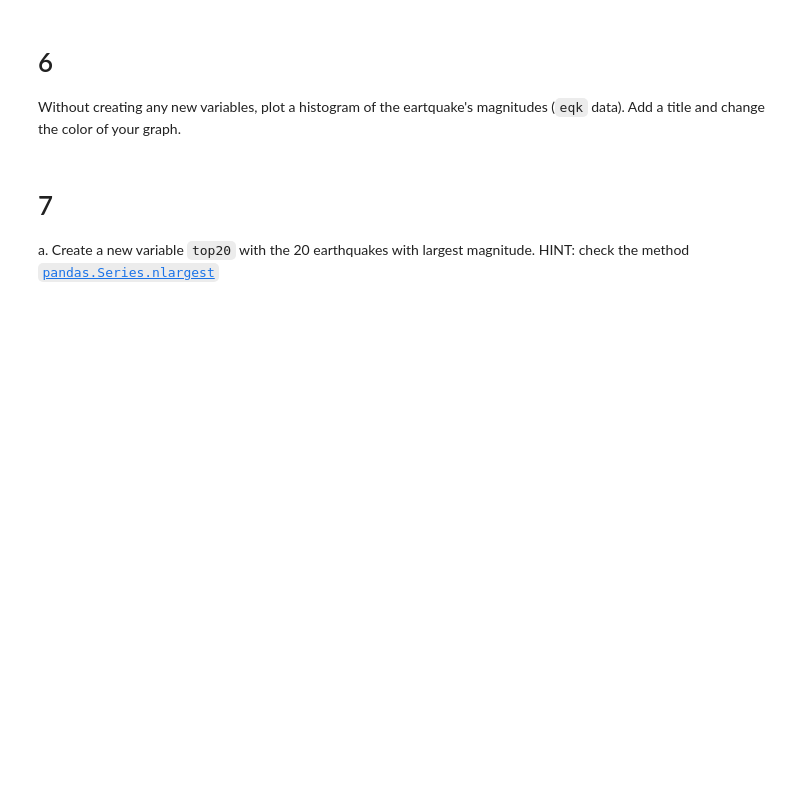
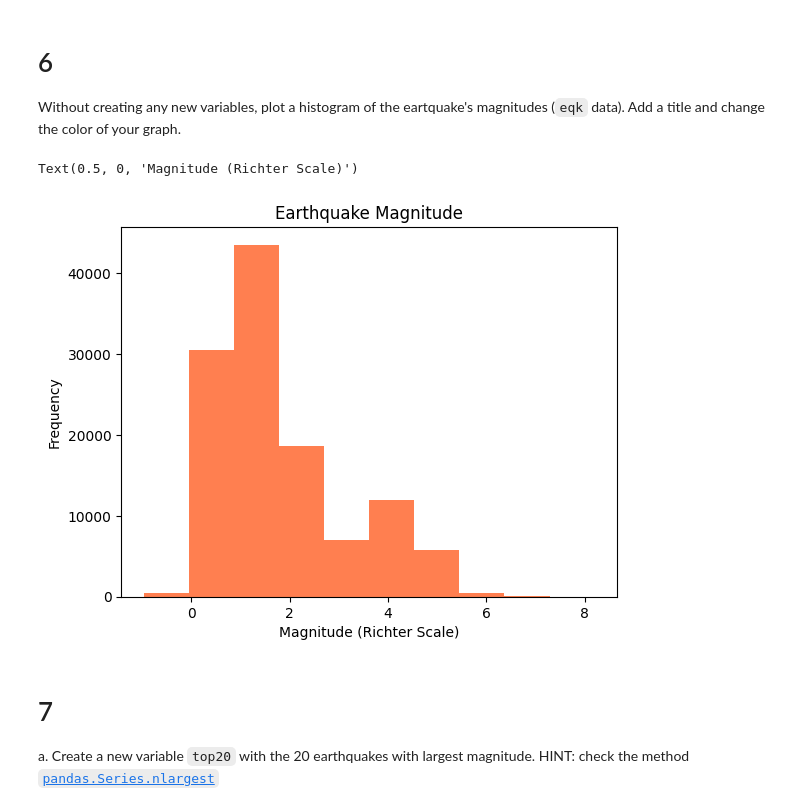
Before and after one commit to jorb1/eds220-hwk1, a Jupyter notebook: hwk1-task3-earthquakes.ipynb, the cells around one changed output. Drawn from its saved outputs; the diff is of its cells as text; code cells hidden in the pictures; blank space fills up the shorter version.

```diff
--- a/hwk1-task3-earthquakes.ipynb
+++ b/hwk1-task3-earthquakes.ipynb
@@ -142,6 +149,15 @@ omitted_events = ...
 
 # 6
 Without creating any new variables, plot a histogram of the eartquake's magnitudes (`eqk` data). Add a title and change the color of your graph.
+# %%
+eqk['mag'].plot(kind='hist', # This sets the kind of plot as histogram
+                title='Earthquake Magnitude', # This creates a title for the histogram
+                color="coral")  # This changes the color of the bars in the histogram
+
+plt.xlabel('Magnitude (Richter Scale)') # Initially I could not change the x axis label for some reason which was bothering me. So I downloaded matplotlib and ran this code to make an xlabel.
+# %% [output]
+Text(0.5, 0, 'Magnitude (Richter Scale)')
+[figure, added]
 # %% [markdown]
 <!-- END QUESTION -->
 
```
Also changed, not shown: parts of 10 cells of this notebook.
